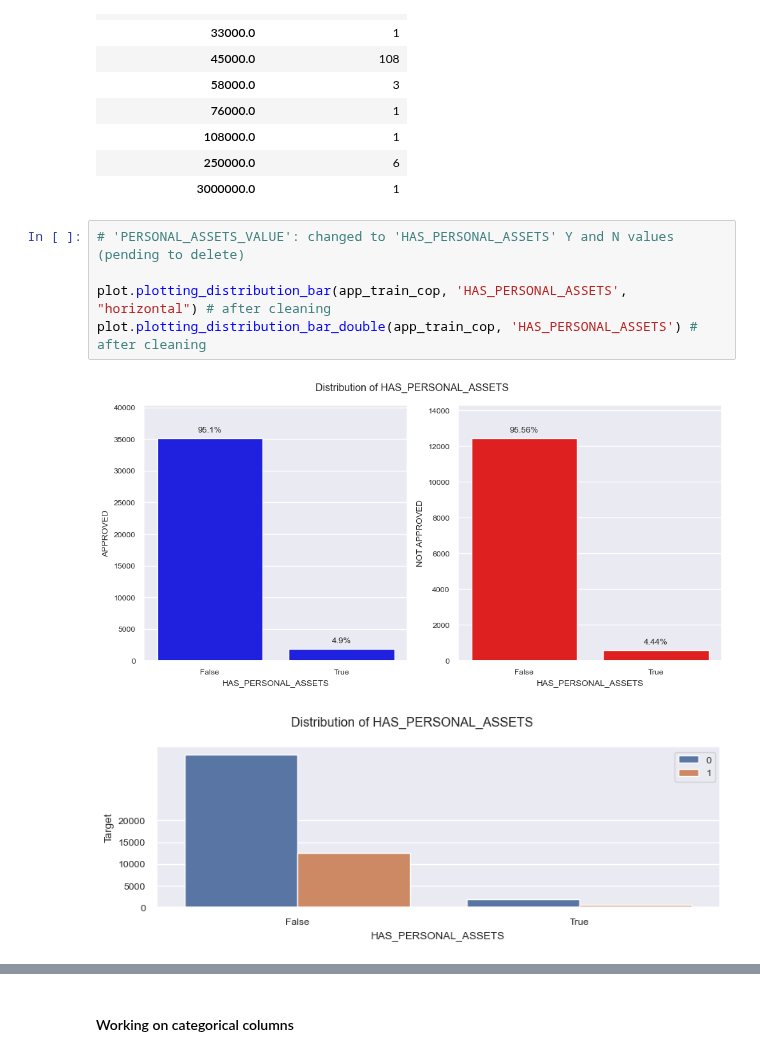
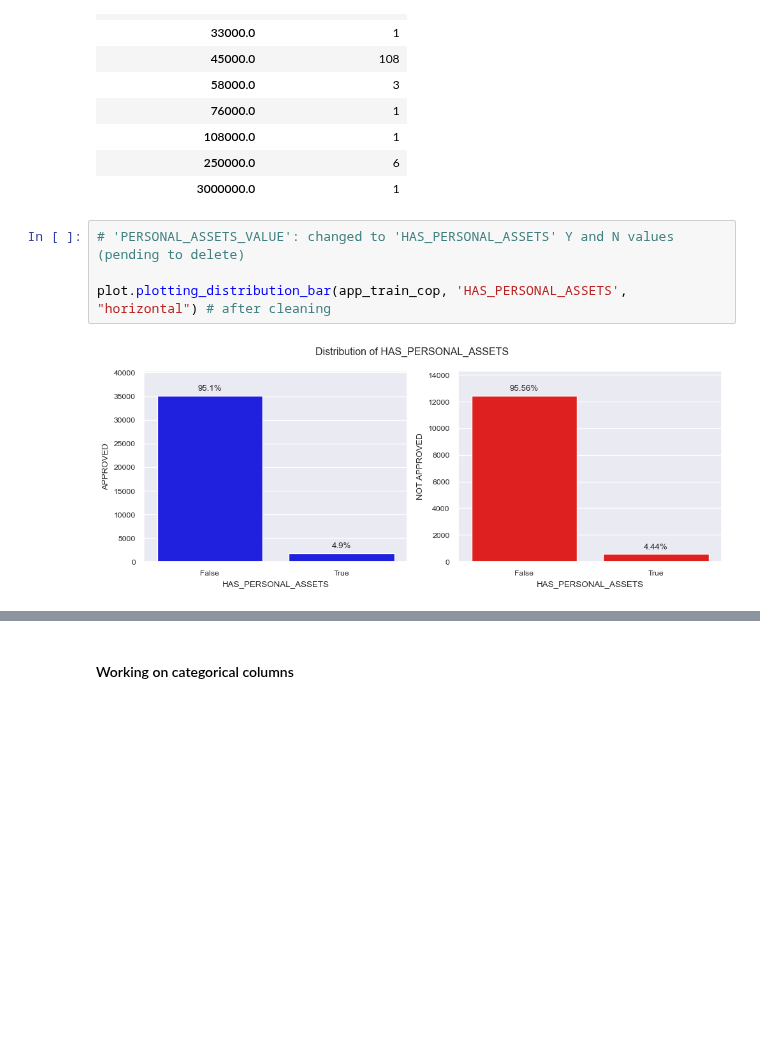
Before and after one commit to tutecode/credit-risk-analysis, a Jupyter notebook: src/notebooks/eda.ipynb, the cells around one changed output, grey strips where cells are left out. Saved outputs shown, nothing was run; the diff lists cells and outputs as text; blank space fills up the shorter version.

```diff
--- a/src/notebooks/eda.ipynb
+++ b/src/notebooks/eda.ipynb
@@ -488,11 +488,9 @@ app_train_cop[["TARGET_LABEL_BAD=1", curr_col_name]].groupby([curr_col_name]).co
 # %%
 # 'PERSONAL_ASSETS_VALUE': changed to 'HAS_PERSONAL_ASSETS' Y and N values (pending to delete)
 
 plot.plotting_distribution_bar(app_train_cop, 'HAS_PERSONAL_ASSETS', "horizontal") # after cleaning
-plot.plotting_distribution_bar_double(app_train_cop, 'HAS_PERSONAL_ASSETS') # after cleaning
 # %% [output]
-[figure, old version]
+[figure, new version]
-[figure, removed]
 # %%
 # 'QUANT_CARS' changed to 'HAS_CAR': categorical (Y, N)
 print(app_train[["TARGET_LABEL_BAD=1", "QUANT_CARS"]].groupby(["QUANT_CARS"]).count())
```
Also changed, not shown: parts of 15 cells of this notebook, 6 other files.
